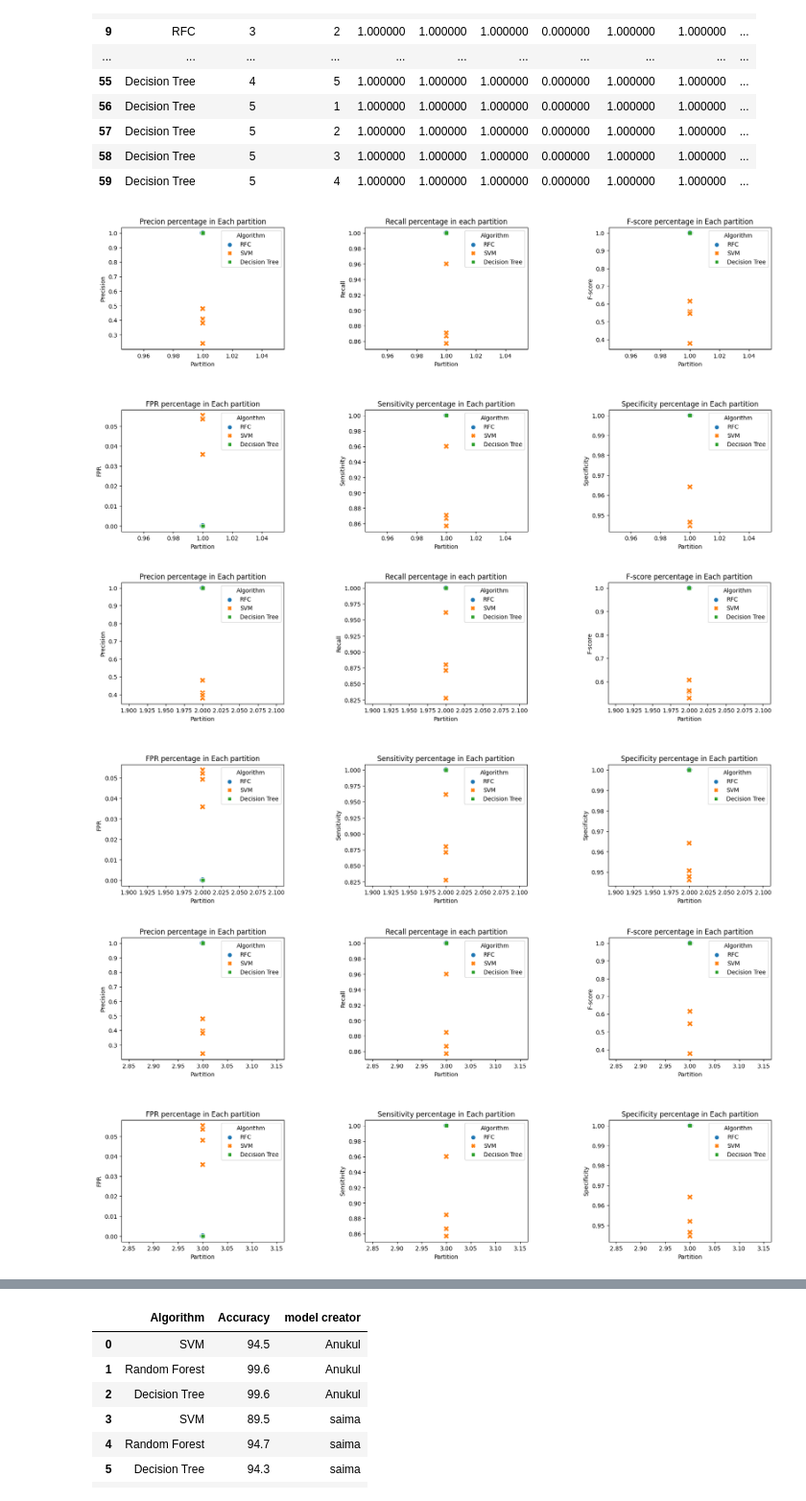
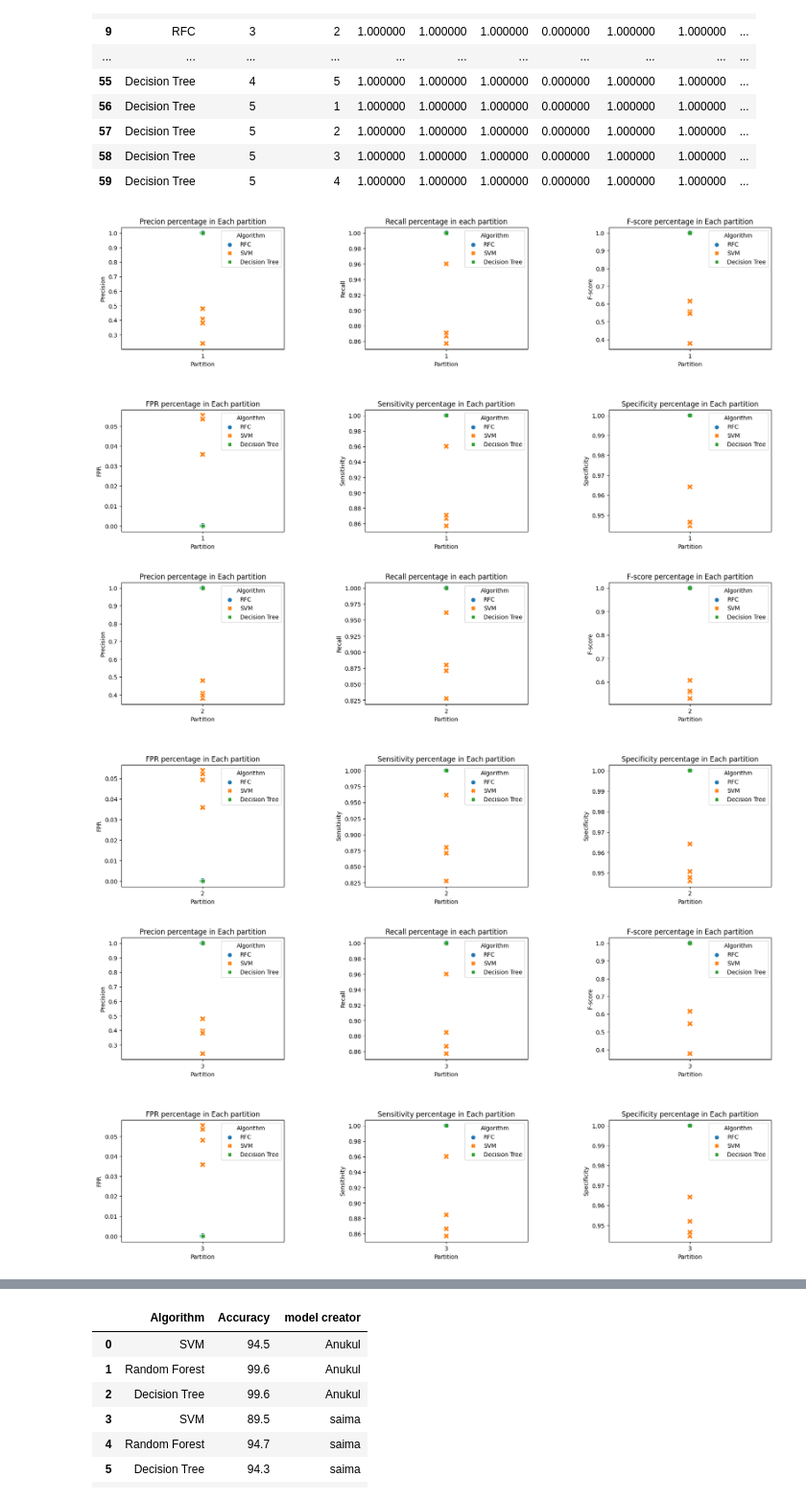
Before and after one commit to AnukulSri/DS_ML, a Jupyter notebook: Thyriod_prediction/hypothyroid.ipynb, the cells around one changed output, grey strips where cells are left out. Shown at 96% size. Cells and saved outputs as stored; diff of their text form; code cells hidden in the pictures.

```diff
--- a/Thyriod_prediction/hypothyroid.ipynb
+++ b/Thyriod_prediction/hypothyroid.ipynb
@@ -1515,18 +1515,21 @@ cdf
 fig, axes = plt.subplots(nrows=2, ncols=3, figsize=(20, 5))
 
 # Scatter plot on the first subplot
+axes[0,0].set_xticks(range(1,6))
 sns.scatterplot(x='Partition', y='Precision',data=cdf, ax=axes[0,0],hue='Algorithm',style="Algorithm",s=100)
 axes[0,0].set_xlabel('Partition')
 axes[0,0].set_ylabel('Precision')
 axes[0,0].set_title('Precion percentage in Each partition')
 
 # Scatter plot on the second subplot
+axes[0,1].set_xticks(range(1,6))
 sns.scatterplot(x='Partition', y='recall',data=cdf, ax=axes[0,1],hue='Algorithm',style="Algorithm",s=100)
 axes[0,1].set_xlabel('Partition')
 axes[0,1].set_ylabel('Recall')
 axes[0,1].set_title('Recall percentage in each partition')
 
 # Scatter plot on the third subplot
+axes[0,2].set_xticks(range(1,6))
 sns.scatterplot(x='Partition', y='F-score',data=cdf,ax=axes[0,2],hue='Algorithm',style="Algorithm",s=100)
 axes[0,2].set_xlabel('Partition')
 axes[0,2].set_ylabel('F-score')
@@ -1536,18 +1539,21 @@ axes[0,2].set_title('F-score percentage in Each partition')
 
 # second row
 
+axes[1,0].set_xticks(range(1,6))
 sns.scatterplot(x='Partition', y='FPR',data=cdf, ax=axes[1,0],hue='Algorithm',style="Algorithm",s=100)
 axes[1,0].set_xlabel('Partition')
 axes[1,0].set_ylabel('FPR')
 axes[1,0].set_title('FPR percentage in Each partition')
 
 # Scatter plot on the second subplot
+axes[1,1].set_xticks(range(1,6))
 sns.scatterplot(x='Partition', y='Sensitivity',data=cdf, ax=axes[1,1],hue='Algorithm',style="Algorithm",s=100)
 axes[1,1].set_xlabel('Partition')
 axes[1,1].set_ylabel('Sensitivity')
 axes[1,1].set_title('Sensitivity percentage in Each partition')
 
 # Scatter plot on the third subplot
+axes[1,2].set_xticks(range(1,6))
 sns.scatterplot(x='Partition', y='Specificity',data=cdf,ax=axes[1,2],hue='Algorithm',style="Algorithm",s=100)
 axes[1,2].set_xlabel('Partition')
 axes[1,2].set_ylabel('Specificity')
@@ -1754,18 +1761,21 @@ for i in range(1,6):
     fig, axes = plt.subplots(nrows=2, ncols=3, figsize=(20, 5))
 
     # Scatter plot on the first subplot
+    axes[0,0].set_xticks(range(1,6))
     sns.scatterplot(x='Partition', y='Precision',data=p1, ax=axes[0,0],hue='Algorithm',style="Algorithm",s=100)
     axes[0,0].set_xlabel('Partition')
     axes[0,0].set_ylabel('Precision')
     axes[0,0].set_title('Precion percentage in Each partition')
 
     # Scatter plot on the second subplot
+    axes[0,1].set_xticks(range(1,6))
     sns.scatterplot(x='Partition', y='recall',data=p1, ax=axes[0,1],hue='Algorithm',style="Algorithm",s=100)
     axes[0,1].set_xlabel('Partition')
     axes[0,1].set_ylabel('Recall')
     axes[0,1].set_title('Recall percentage in each partition')
 
     # Scatter plot on the third subplot
+    axes[0,2].set_xticks(range(1,6))
     sns.scatterplot(x='Partition', y='F-score',data=p1,ax=axes[0,2],hue='Algorithm',style="Algorithm",s=100)
     axes[0,2].set_xlabel('Partition')
     axes[0,2].set_ylabel('F-score')
@@ -1773,34 +1783,36 @@ for i in range(1,6):
 
 
 
     # second row
-
+    axes[1,0].set_xticks(range(1,6))
     sns.scatterplot(x='Partition', y='FPR',data=p1, ax=axes[1,0],hue='Algorithm',style="Algorithm",s=100)
     axes[1,0].set_xlabel('Partition')
     axes[1,0].set_ylabel('FPR')
     axes[1,0].set_title('FPR percentage in Each partition')
 
     # Scatter plot on the second subplot
+    axes[1,1].set_xticks(range(1,6))
     sns.scatterplot(x='Partition', y='Sensitivity',data=p1, ax=axes[1,1],hue='Algorithm',style="Algorithm",s=100)
     axes[1,1].set_xlabel('Partition')
     axes[1,1].set_ylabel('Sensitivity')
     axes[1,1].set_title('Sensitivity percentage in Each partition')
 
     # Scatter plot on the third subplot
+    axes[1,2].set_xticks(range(1,6))
     sns.scatterplot(x='Partition', y='Specificity',data=p1,ax=axes[1,2],hue='Algorithm',style="Algorithm",s=100)
     axes[1,2].set_xlabel('Partition')
     axes[1,2].set_ylabel('Specificity')
     axes[1,2].set_title('Specificity percentage in Each partition')
 
 
     # Adjust the spacing between subplots
     plt.subplots_adjust(wspace=0.5)
     plt.subplots_adjust(top=1.5, bottom=0.05,hspace=0.5)
 
 
     # Display the figure
     plt.show()
 # %% [output]
-[figure, old version]
+[figure, new version]
-[figure, old version]
+[figure, new version]
-[figure, old version]
+[figure, new version]
```
Also changed, not shown: parts of 15 cells of this notebook.
